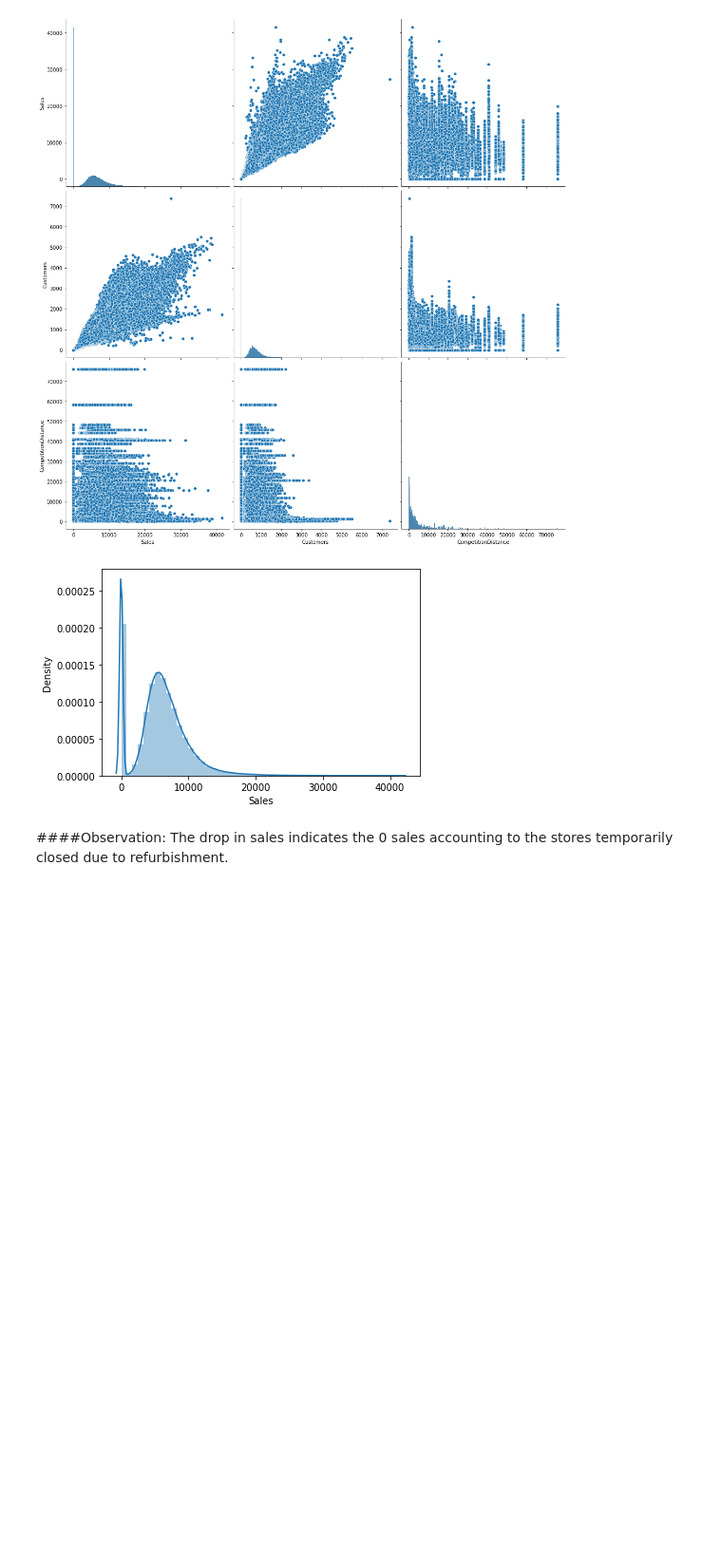
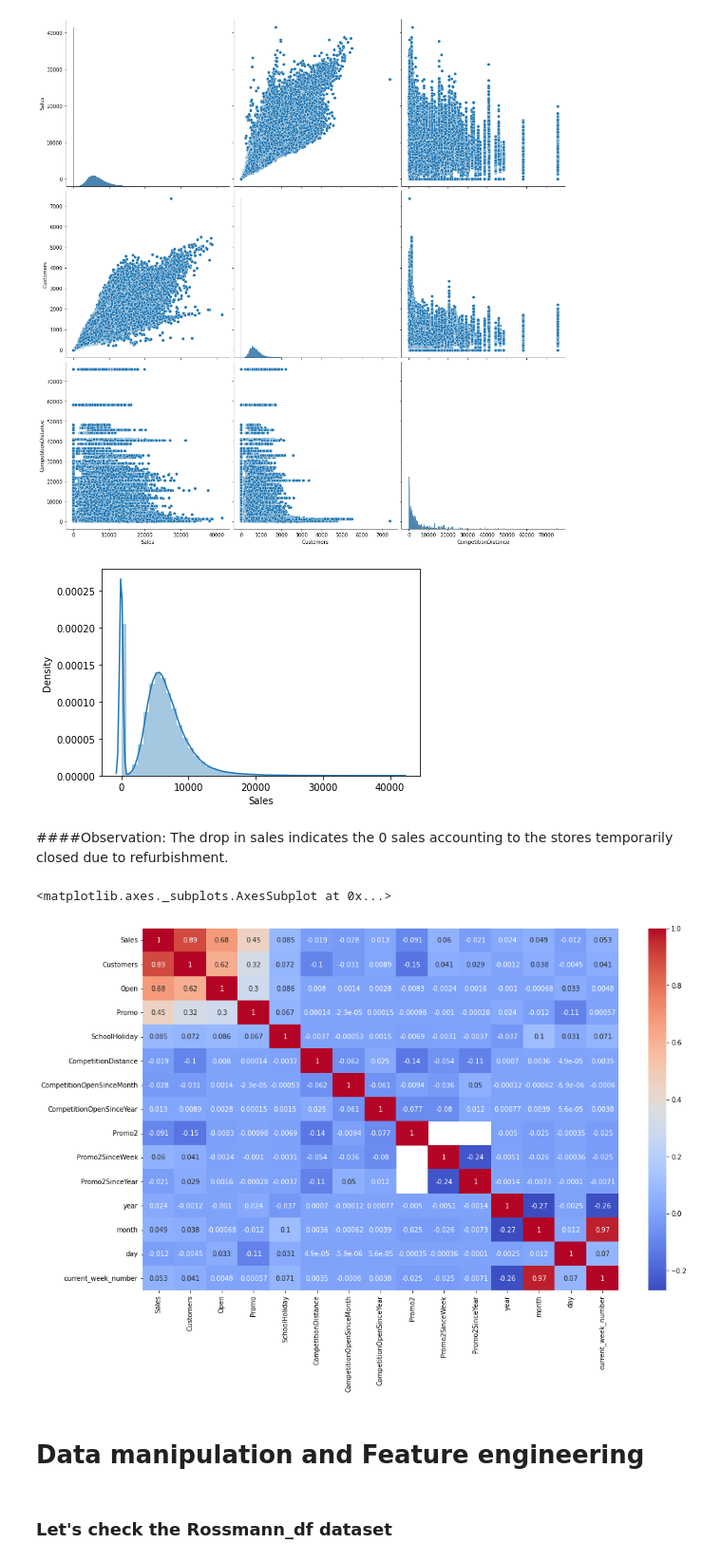
Before and after one commit to kasmintalukdar/Coronavirus-Tweet-Sentiment-Analysis, a Jupyter notebook: Rossmann_Sales_Prediction_by_kasmin.ipynb, the cells around one changed output. Shown at 95% size. Cells and saved outputs as stored; diff of their text form; code cells hidden in the pictures; blank space fills up the shorter version.

```diff
--- a/Rossmann_Sales_Prediction_by_kasmin.ipynb
+++ b/Rossmann_Sales_Prediction_by_kasmin.ipynb
@@ -516,3 +516,20 @@ sns.distplot(merged_df['Sales']);
 # %% [markdown]
 ####Observation:
 The drop in sales indicates the 0 sales accounting to the stores temporarily closed due to refurbishment.
+# %%
+#correlation matrix
+merged_df.columns
+column=['Store','Date','DayOfWeek','StateHoliday','StoreType','Assortment','Date-time']
+# %%
+correlation_df = merged_df.drop(columns =column, axis =1)
+# %%
+#Plotting heatmap of correlation
+plt.figure(figsize=(16,10))
+sns.heatmap(correlation_df.corr(), cmap="coolwarm", annot=True)
+# %% [output]
+<matplotlib.axes._subplots.AxesSubplot at 0x...>
+[figure, added]
+# %% [markdown]
+# Data manipulation and Feature engineering
+# %% [markdown]
+### Let's check the Rossmann_df dataset
```
Also changed, not shown: parts of 121 cells of this notebook.
